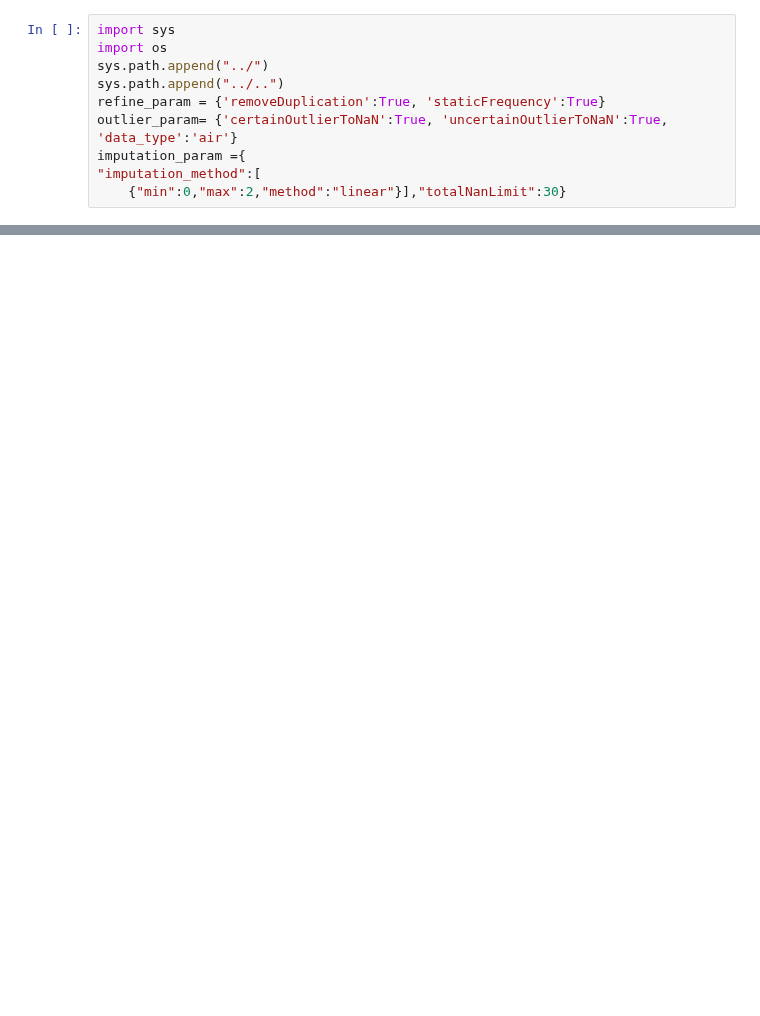
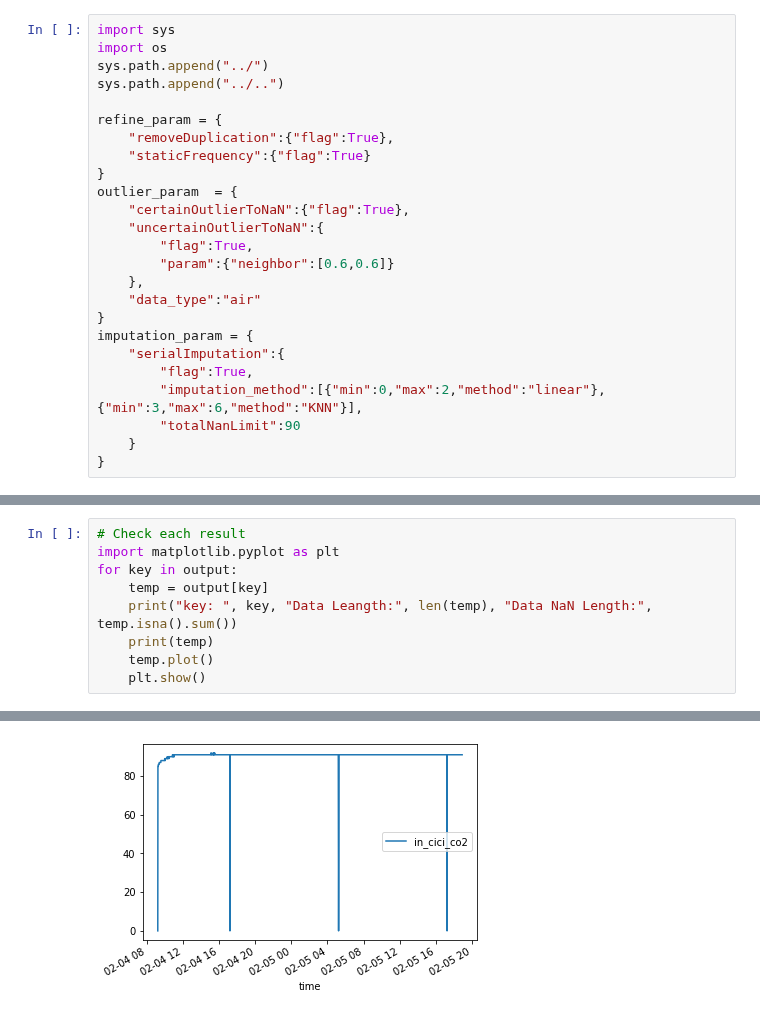
Before and after one commit to ClustProject/KETIPrePartialDataPreprocessing, a Jupyter notebook: testNotebook/1.preprocessingTest_JW.ipynb, the cells around one changed output, grey strips where cells are left out. Saved outputs shown, nothing was run; the diff lists cells and outputs as text; blank space fills up the shorter version.

```diff
--- a/testNotebook/1.preprocessingTest_JW.ipynb
+++ b/testNotebook/1.preprocessingTest_JW.ipynb
@@ -3,11 +3,26 @@ import sys
 import os
 sys.path.append("../")
 sys.path.append("../..")
-refine_param = {'removeDuplication':True, 'staticFrequency':True}
-outlier_param= {'certainOutlierToNaN':True, 'uncertainOutlierToNaN':True, 'data_type':'air'}
-imputation_param ={
-"imputation_method":[
-    {"min":0,"max":2,"method":"linear"}],"totalNanLimit":30}
+
+refine_param = {
+    "removeDuplication":{"flag":True},
+    "staticFrequency":{"flag":True}
+}
+outlier_param  = {
+    "certainOutlierToNaN":{"flag":True},
+    "uncertainOutlierToNaN":{
+        "flag":True,
+        "param":{"neighbor":[0.6,0.6]}
+    },
+    "data_type":"air"
+}
+imputation_param = {
+    "serialImputation":{
+        "flag":True,
+        "imputation_method":[{"min":0,"max":2,"method":"linear"}, {"min":3,"max":6,"method":"KNN"}],
+        "totalNanLimit":90
+    }
+}
 # %%
 from KETIPreDataIngestion.KETI_setting import influx_setting_KETI as ins
 from KETIPreDataIngestion.data_influx import influx_Client
@@ -30,0 +64,10 @@ imputed_data = MDP.get_imputedData(datawithMoreUnCertainNaN, imputation_param)
+# %%
+# Check each result
+import matplotlib.pyplot as plt
+for key in output:
+    temp = output[key]
+    print("key: ", key, "Data Leangth:", len(temp), "Data NaN Length:", temp.isna().sum())
+    print(temp)
+    temp.plot()
+    plt.show()
+# %% [output]
@@ -30,0 +91 @@ imputed_data = MDP.get_imputedData(datawithMoreUnCertainNaN, imputation_param)
+[figure, added]
```
Also changed, not shown: parts of 4 cells of this notebook, 3 other files.
